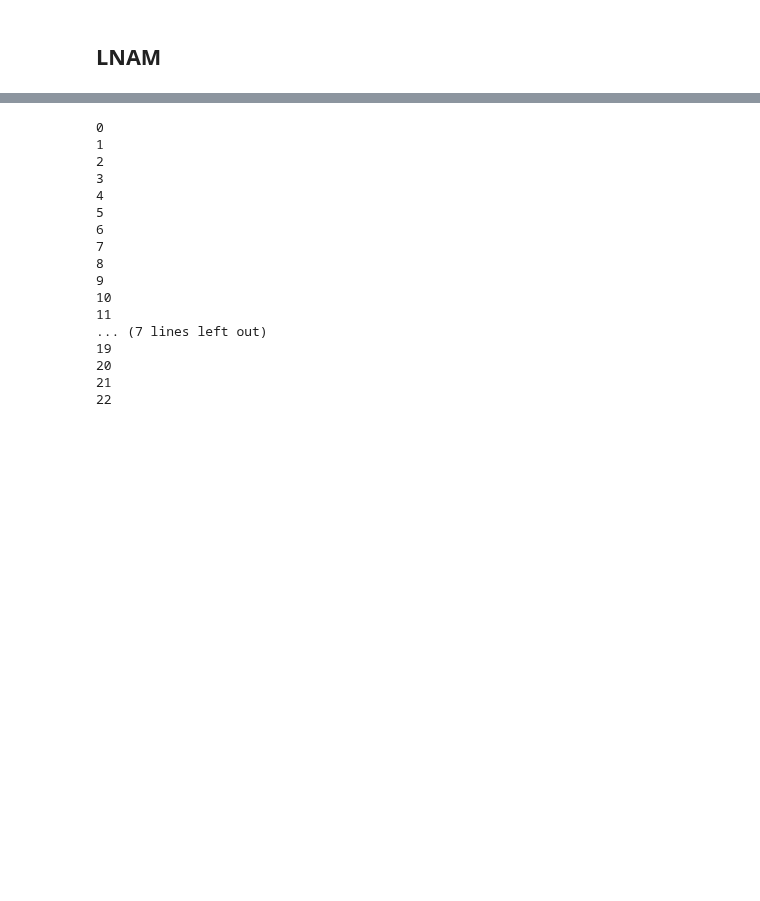
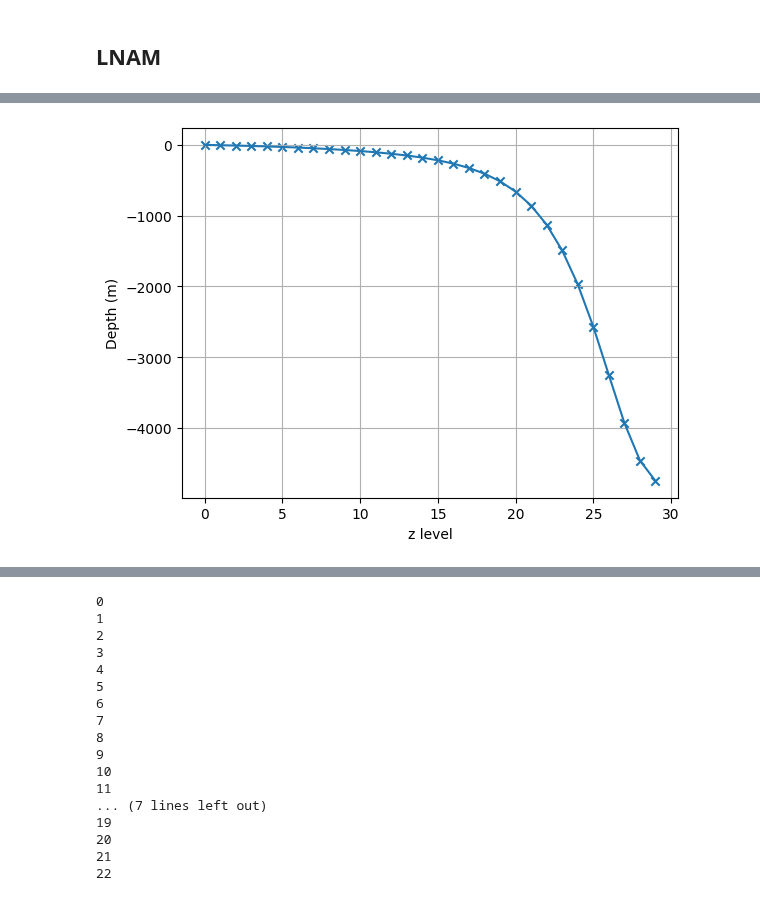
Before and after one commit to regdowse/UNSW-MRes, a Jupyter notebook: MRes/Eddy_Structure_Approaches/The_Frontiers.ipynb, the cells around one changed output, grey strips where cells are left out. Saved outputs shown, nothing was run; the diff lists cells and outputs as text; code cells hidden in the pictures; blank space fills up the shorter version.

```diff
--- a/MRes/Eddy_Structure_Approaches/The_Frontiers.ipynb
+++ b/MRes/Eddy_Structure_Approaches/The_Frontiers.ipynb
@@ -947,0 +965,9 @@ Remember, the centers are not where the center is necessary. They just show the
+# %%
+plt.plot(z_r[150,150,:])
+plt.scatter(np.arange(0,30), z_r[150,150,:], marker='x')
+
+plt.xlabel('z level')
+plt.ylabel('Depth (m)')
+plt.grid(True)
+# %% [output]
+[figure, added]
```
Also changed, not shown: parts of 7 cells of this notebook.
